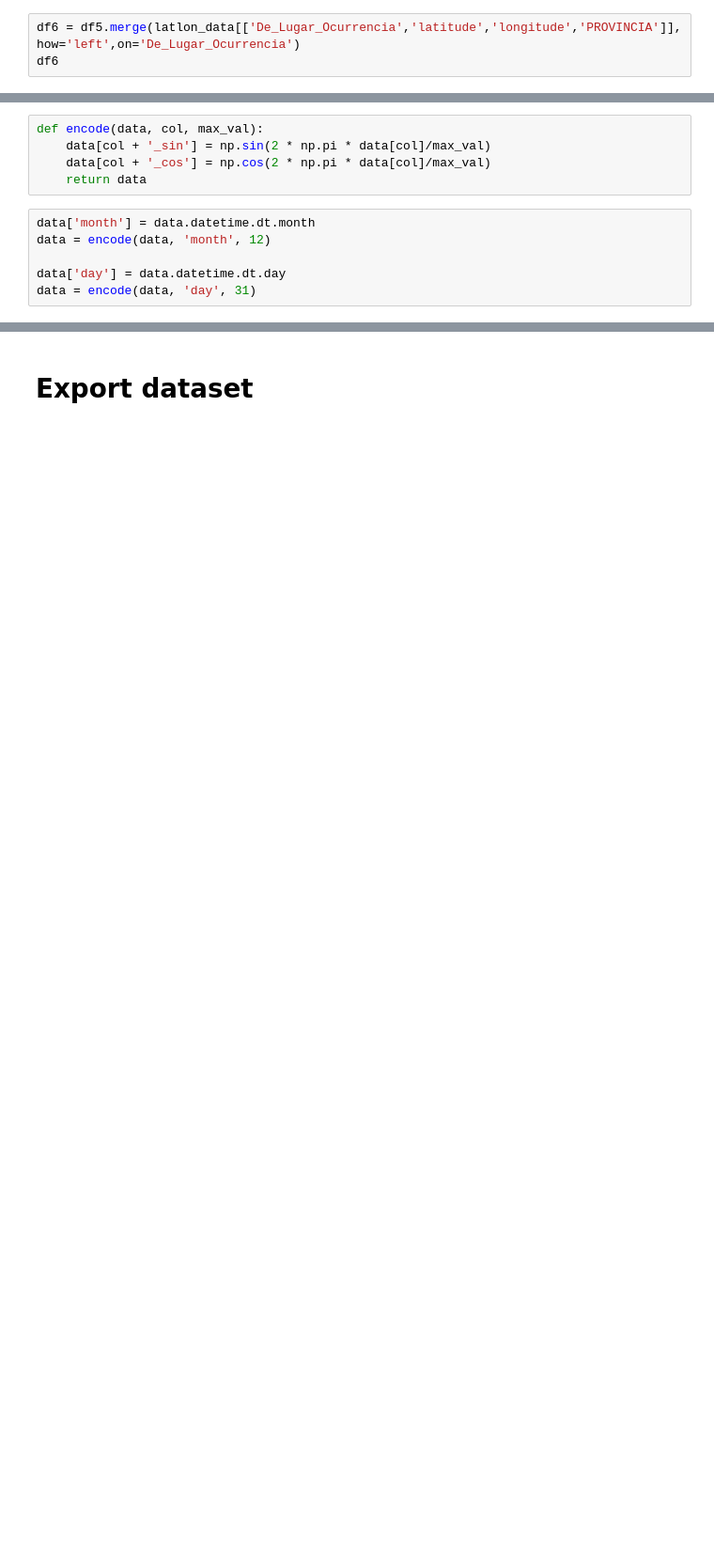
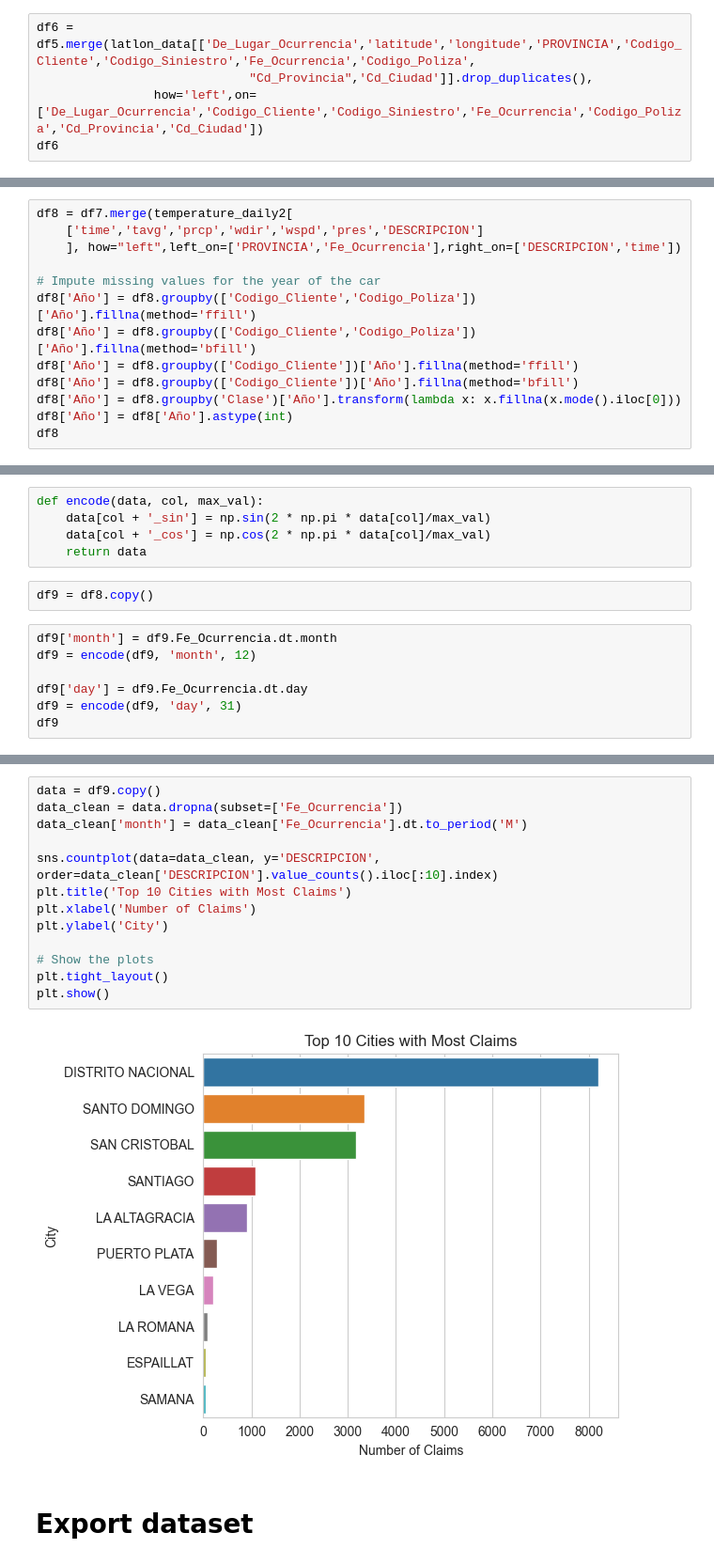
Before and after one commit to josegarciav/Datathon_BDO_2023, a Jupyter notebook: Feature_Engineering.ipynb, the cells around one changed output, grey strips where cells are left out. Shown at 94% size. Drawn from its saved outputs; the diff is of its cells as text; blank space fills up the shorter version.

```diff
--- a/Feature_Engineering.ipynb
+++ b/Feature_Engineering.ipynb
@@ -582,7 +578,9 @@ latlon_data.head()
 | 3 | 4 | 14301 | 2016-02-15 | 4 | 1.0 | 1.0 | ... |
 | 4 | 5 | 24144 | 2016-02-03 | 5 | 1.0 | 1.0 | ... |
 # %%
-df6 = df5.merge(latlon_data[['De_Lugar_Ocurrencia','latitude','longitude','PROVINCIA']], how='left',on='De_Lugar_Ocurrencia')
+df6 = df5.merge(latlon_data[['De_Lugar_Ocurrencia','latitude','longitude','PROVINCIA','Codigo_Cliente','Codigo_Siniestro','Fe_Ocurrencia','Codigo_Poliza',
+                             "Cd_Provincia",'Cd_Ciudad']].drop_duplicates(),
+                how='left',on=['De_Lugar_Ocurrencia','Codigo_Cliente','Codigo_Siniestro','Fe_Ocurrencia','Codigo_Poliza','Cd_Provincia','Cd_Ciudad'])
 df6
 # %% [output]
 |  | Codigo_Siniestro | Codigo_Cliente | Fe_Ocurrencia | Codigo_Poliza | Cd_Provincia | Cd_Ciudad | ... |
@@ -765,0 +817,13 @@ Interpolate missing values with the most recent lagged version of the same varia
+# %%
+df8 = df7.merge(temperature_daily2[
+    ['time','tavg','prcp','wdir','wspd','pres','DESCRIPCION']
+    ], how="left",left_on=['PROVINCIA','Fe_Ocurrencia'],right_on=['DESCRIPCION','time'])
+
+# Impute missing values for the year of the car
+df8['Año'] = df8.groupby(['Codigo_Cliente','Codigo_Poliza'])['Año'].fillna(method='ffill')
+df8['Año'] = df8.groupby(['Codigo_Cliente','Codigo_Poliza'])['Año'].fillna(method='bfill')
+df8['Año'] = df8.groupby(['Codigo_Cliente'])['Año'].fillna(method='ffill')
+df8['Año'] = df8.groupby(['Codigo_Cliente'])['Año'].fillna(method='bfill')
+df8['Año'] = df8.groupby('Clase')['Año'].transform(lambda x: x.fillna(x.mode().iloc[0]))
+df8['Año'] = df8['Año'].astype(int)
+df8
@@ -786,9 +888,12 @@ def encode(data, col, max_val):
     data[col + '_sin'] = np.sin(2 * np.pi * data[col]/max_val)
     data[col + '_cos'] = np.cos(2 * np.pi * data[col]/max_val)
     return data
+# %%
+df9 = df8.copy()
 # %%
-data['month'] = data.datetime.dt.month
-data = encode(data, 'month', 12)
+df9['month'] = df9.Fe_Ocurrencia.dt.month
+df9 = encode(df9, 'month', 12)
 
-data['day'] = data.datetime.dt.day
-data = encode(data, 'day', 31)
+df9['day'] = df9.Fe_Ocurrencia.dt.day
+df9 = encode(df9, 'day', 31)
+df9
@@ -795,3 +914,18 @@ data = encode(data, 'day', 31)
+# %%
+data = df9.copy()
+data_clean = data.dropna(subset=['Fe_Ocurrencia'])
+data_clean['month'] = data_clean['Fe_Ocurrencia'].dt.to_period('M')
+
+sns.countplot(data=data_clean, y='DESCRIPCION', order=data_clean['DESCRIPCION'].value_counts().iloc[:10].index)
+plt.title('Top 10 Cities with Most Claims')
+plt.xlabel('Number of Claims')
+plt.ylabel('City')
+
+# Show the plots
+plt.tight_layout()
+plt.show()
+# %% [output]
+[figure, added]
 # %% [markdown]
 # Export dataset
 # %%
```
Also changed, not shown: parts of 20 cells of this notebook, 1 other file.
